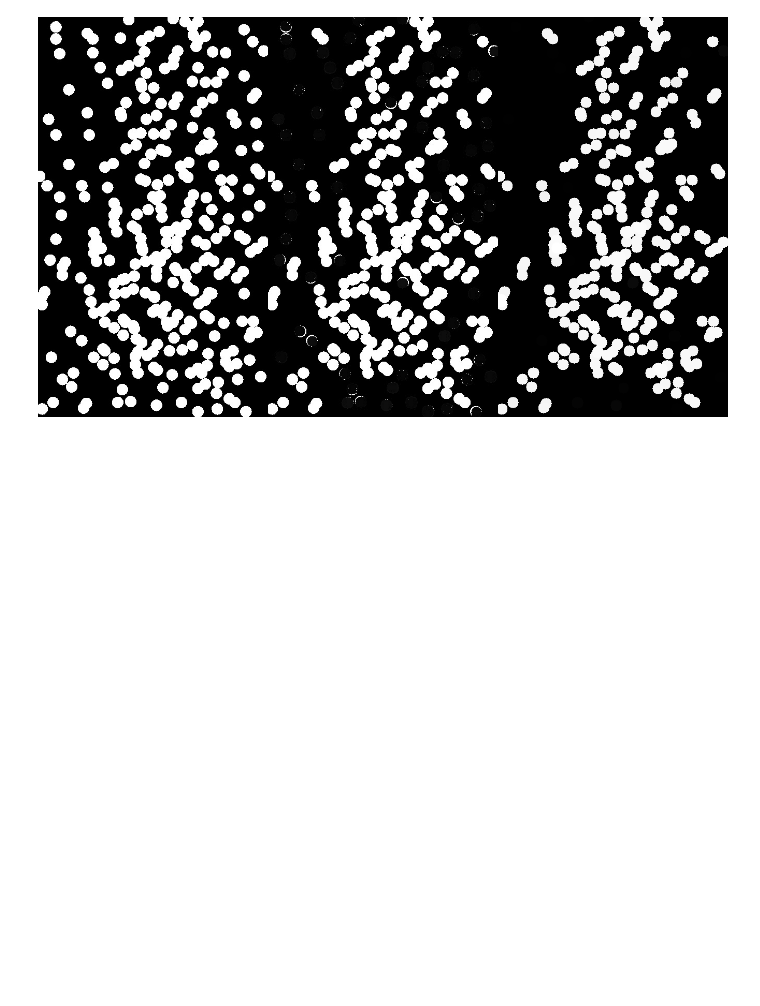
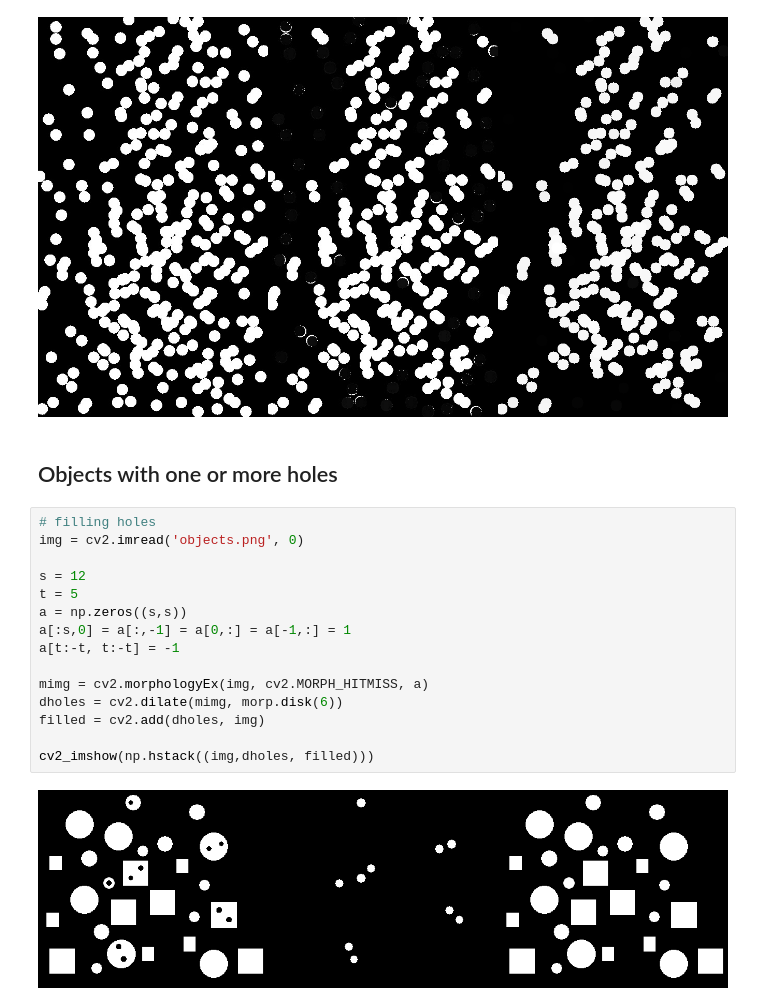
Before and after one commit to aryamaanjain/cvit_workshop, a Jupyter notebook: day_3/cvit_summer_workshop_28may2020_1.ipynb, the cells around one changed output. Cells and saved outputs as stored; diff of their text form; blank space fills up the shorter version.

Commit message:
updated image processing exercise

```diff
--- a/day_3/cvit_summer_workshop_28may2020_1.ipynb
+++ b/day_3/cvit_summer_workshop_28may2020_1.ipynb
@@ -85,3 +85,22 @@ output = cv2.dilate(ecoins, morp.disk(10))
 cv2_imshow(np.hstack((coins, scoins, output)))
 # %% [output]
 [figure]
+# %% [markdown]
+## Objects with one or more holes
+# %%
+# filling holes
+img = cv2.imread('objects.png', 0)
+
+s = 12
+t = 5
+a = np.zeros((s,s))
+a[:s,0] = a[:,-1] = a[0,:] = a[-1,:] = 1
+a[t:-t, t:-t] = -1
+
+mimg = cv2.morphologyEx(img, cv2.MORPH_HITMISS, a)
+dholes = cv2.dilate(mimg, morp.disk(6))
+filled = cv2.add(dholes, img)
+
+cv2_imshow(np.hstack((img,dholes, filled)))
+# %% [output]
+[figure, added]
```
Also changed, not shown: parts of 16 cells of this notebook.
